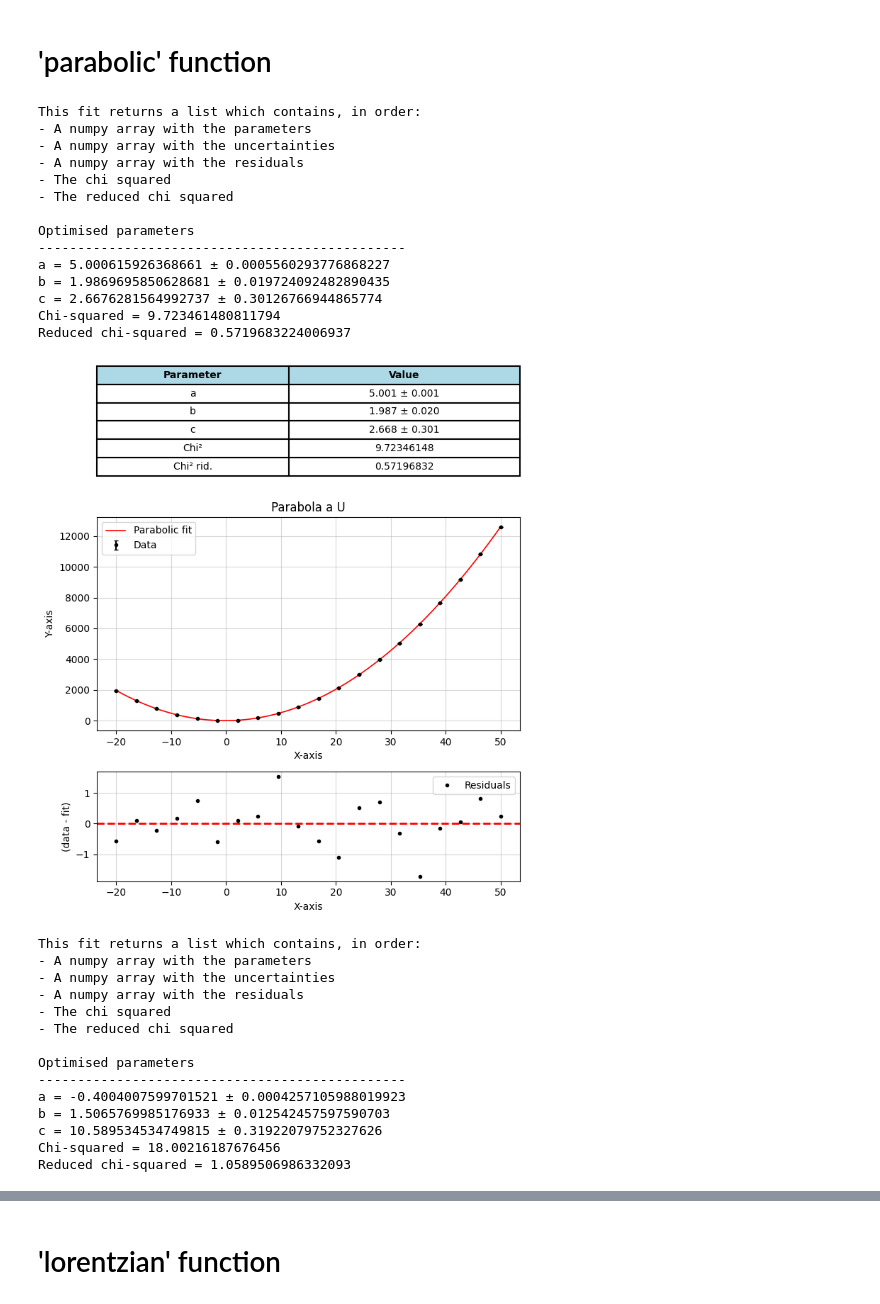
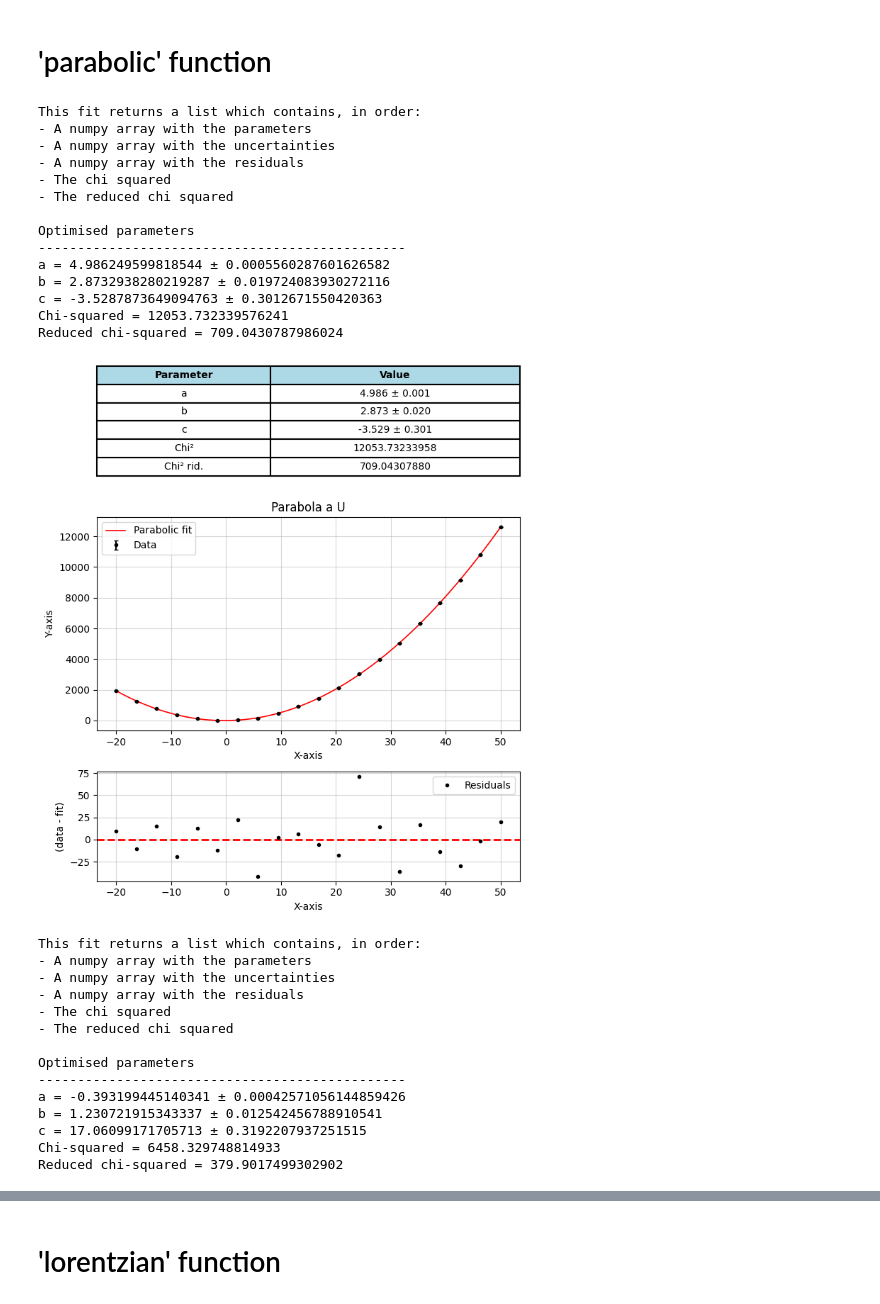
Before and after one commit to b3n3d3tt4/basics, a Jupyter notebook: bfexamples.ipynb, the cells around one changed output, grey strips where cells are left out. Drawn from its saved outputs; the diff is of its cells as text; code cells hidden in the pictures.

```diff
--- a/bfexamples.ipynb
+++ b/bfexamples.ipynb
@@ -120,41 +121,41 @@ Reduced Chi-squared = 0.00017669702018736962
 # Simulated data for an u parabola
 x_u = np.linspace(-20, 50, 20)
 true_y_u = 5 * x_u**2 + 2 * x_u + 3
-noise_u = np.random.normal(0, 1, size=x_u.size)
+noise_u = np.random.normal(0, 25, size=x_u.size)
 y_u = true_y_u + noise_u
 sy_u = np.full_like(y_u, 1.0)  # incertezza costante
 sx_u = np.zeros_like(x_u)     # nessuna incertezza sull'x
 
 # Test of the parabolic fit function for u parabola
 params_u = bf.parabolic(x_u, y_u, sx=sx_u, sy=sy_u, titolo="Parabola a U", plot=True)
 
 
 # Simulated data for an inverted parabola
 x_n = np.linspace(-30, 50, 20)
 true_y_n = -0.4 * x_n**2 + 1.5 * x_n + 10
-noise_n = np.random.normal(0, 1, size=x_n.size)
+noise_n = np.random.normal(0, 25, size=x_n.size)
 y_n = true_y_n + noise_n
 sy_n = np.full_like(y_n, 1.0)
 sx_n = np.zeros_like(x_n)
 
 # test of the parabolic fit function for inverted parabola
 params_n = bf.parabolic(x_n, y_n, sx=sx_n, sy=sy_n, titolo="Parabola rovesciata", plot=True)
 # %% [output]
 This fit returns a list which contains, in order:
 - A numpy array with the parameters
 - A numpy array with the uncertainties
 - A numpy array with the residuals
 - The chi squared
 - The reduced chi squared
 
 Optimised parameters
 -----------------------------------------------
-a = 5.000615926368661 ± 0.0005560293776868227
-b = 1.9869695850628681 ± 0.019724092482890435
-c = 2.6676281564992737 ± 0.30126766944865774
-Chi-squared = 9.723461480811794
-Reduced chi-squared = 0.5719683224006937
+a = 4.986249599818544 ± 0.0005560287601626582
+b = 2.8732938280219287 ± 0.019724083930272116
+c = -3.5287873649094763 ± 0.3012671550420363
+Chi-squared = 12053.732339576241
+Reduced chi-squared = 709.0430787986024
-[figure, old version]
+[figure, new version]
 This fit returns a list which contains, in order:
 - A numpy array with the parameters
 - A numpy array with the uncertainties
@@ -164,8 +165,8 @@ This fit returns a list which contains, in order:
 
 Optimised parameters
 -----------------------------------------------
-a = -0.4004007599701521 ± 0.0004257105988019923
-b = 1.5065769985176933 ± 0.012542457597590703
-c = 10.589534534749815 ± 0.31922079752327626
-Chi-squared = 18.00216187676456
-Reduced chi-squared = 1.0589506986332093
+a = -0.393199445140341 ± 0.00042571056144859426
+b = 1.230721915343337 ± 0.012542456788910541
+c = 17.06099171705713 ± 0.3192207937251515
+Chi-squared = 6458.329748814933
+Reduced chi-squared = 379.9017499302902
```
Also changed, not shown: parts of 6 cells of this notebook.
